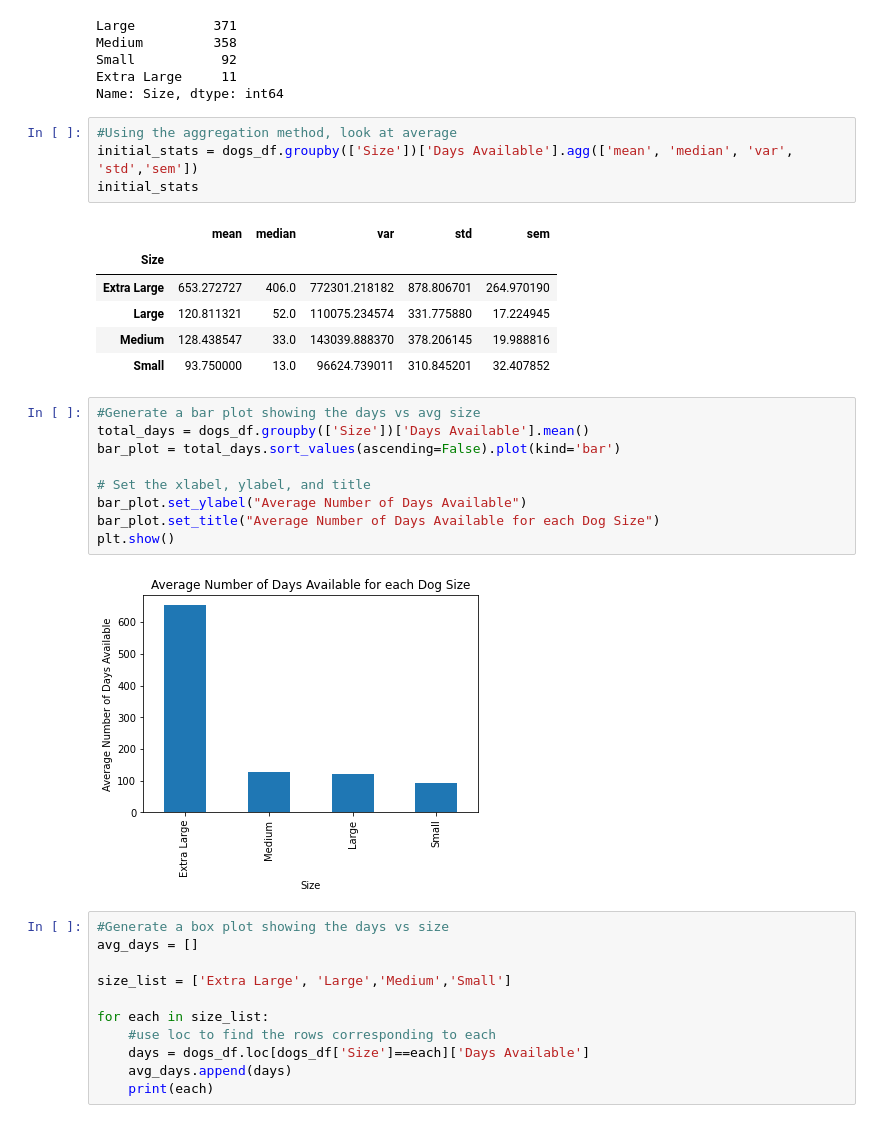
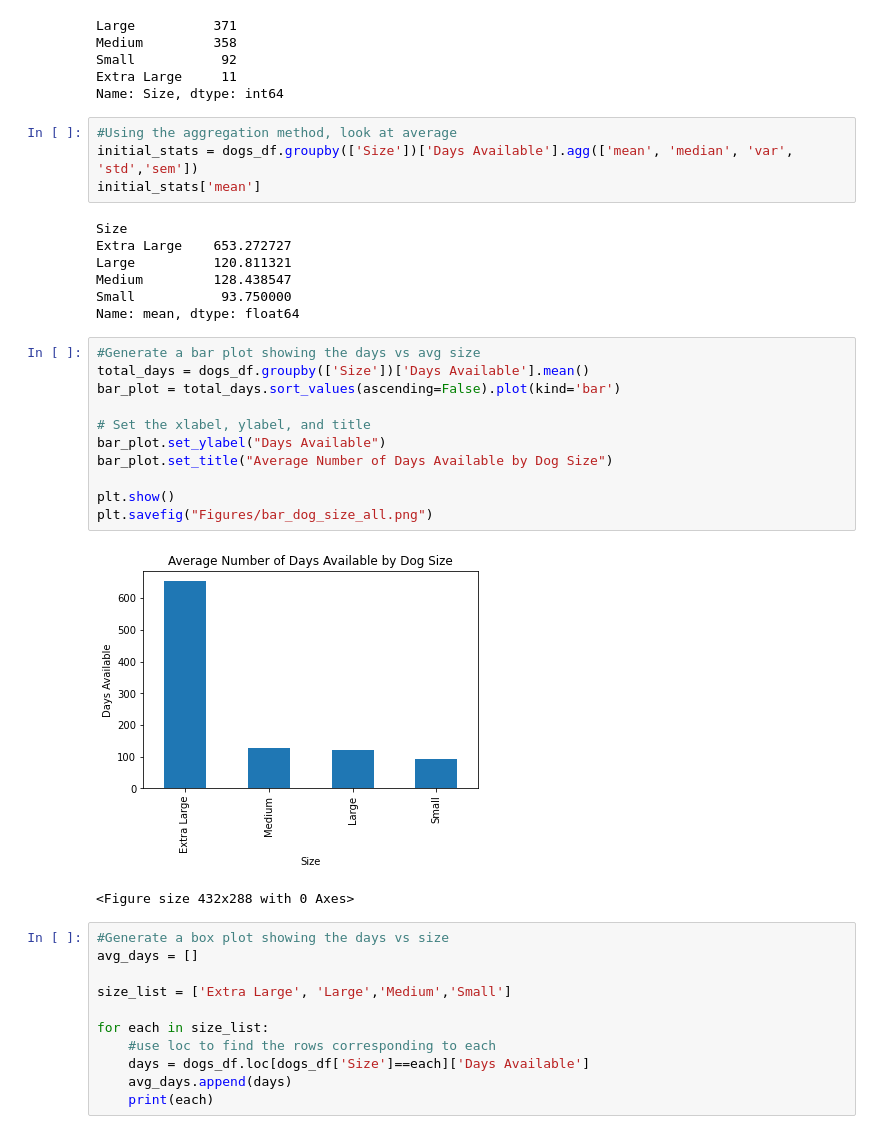
Before and after one commit to VTNoble/P1G3, a Jupyter notebook: data_analysis/dog_analysis.ipynb, the cells around one changed output. Saved outputs shown, nothing was run; the diff lists cells and outputs as text.

```diff
--- a/data_analysis/dog_analysis.ipynb
+++ b/data_analysis/dog_analysis.ipynb
@@ -33,25 +33,28 @@ Name: Size, dtype: int64
 # %%
 #Using the aggregation method, look at average
 initial_stats = dogs_df.groupby(['Size'])['Days Available'].agg(['mean', 'median', 'var', 'std','sem'])
-initial_stats
+initial_stats['mean']
 # %% [output]
-|  | mean | median | var | std | sem |
-| Size |  |  |  |  |  |
-| Extra Large | 653.272727 | 406.0 | 772301.218182 | 878.806701 | 264.970190 |
-| Large | 120.811321 | 52.0 | 110075.234574 | 331.775880 | 17.224945 |
-| Medium | 128.438547 | 33.0 | 143039.888370 | 378.206145 | 19.988816 |
-| Small | 93.750000 | 13.0 | 96624.739011 | 310.845201 | 32.407852 |
+Size
+Extra Large    653.272727
+Large          120.811321
+Medium         128.438547
+Small           93.750000
+Name: mean, dtype: float64
 # %%
 #Generate a bar plot showing the days vs avg size
 total_days = dogs_df.groupby(['Size'])['Days Available'].mean()
 bar_plot = total_days.sort_values(ascending=False).plot(kind='bar')
 
 # Set the xlabel, ylabel, and title
-bar_plot.set_ylabel("Average Number of Days Available")
-bar_plot.set_title("Average Number of Days Available for each Dog Size")
+bar_plot.set_ylabel("Days Available")
+bar_plot.set_title("Average Number of Days Available by Dog Size")
+
 plt.show()
+plt.savefig("Figures/bar_dog_size_all.png")
 # %% [output]
-[figure, old version]
+[figure, new version]
+<Figure size 432x288 with 0 Axes>
 # %%
 #Generate a box plot showing the days vs size
 avg_days = []
```
Also changed, not shown: parts of 17 cells of this notebook, 12 other files.
